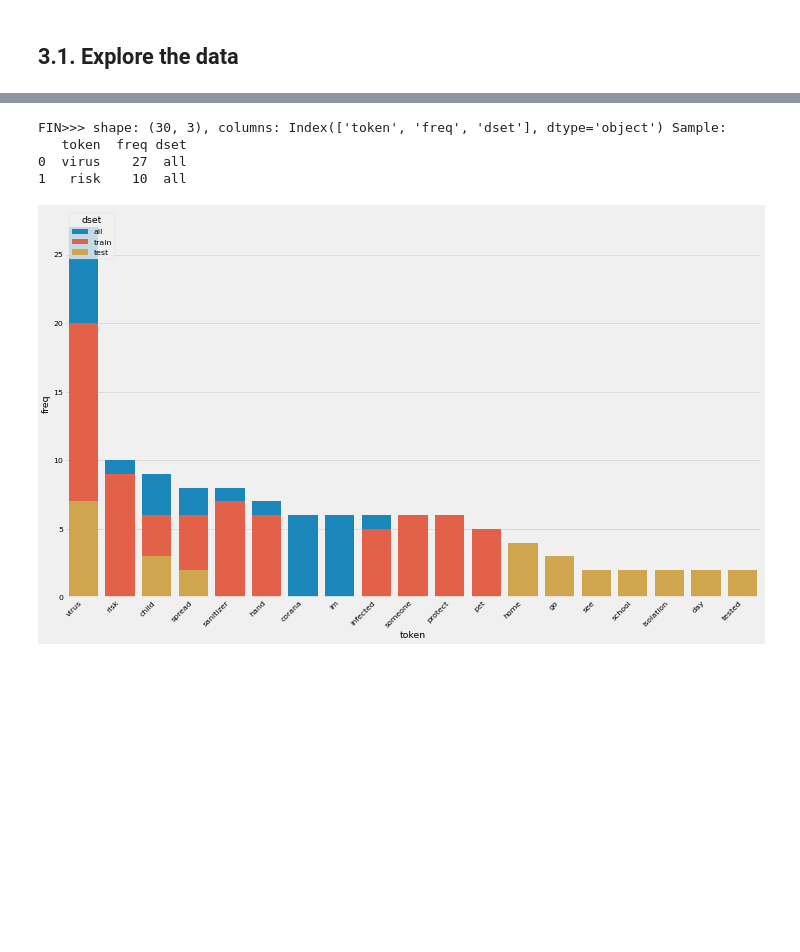
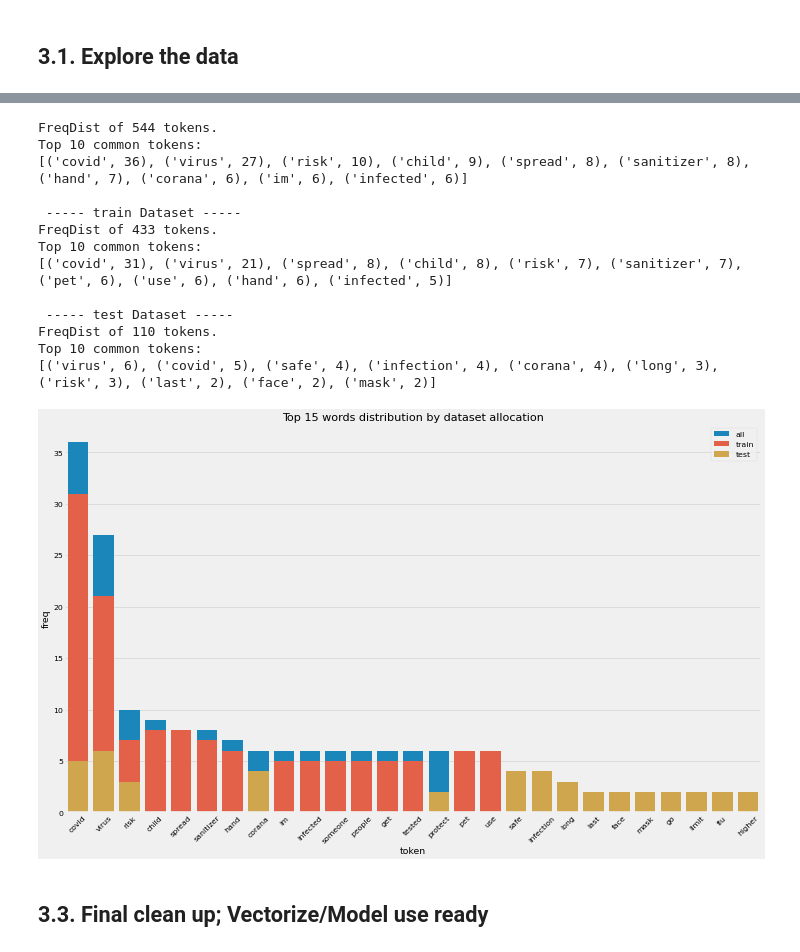
Before and after one commit to bilha-analytics/es_services, a Jupyter notebook: faq_chat_bot/notebooks/nCoV-19_faq_chat_bot.ipynb, the cells around one changed output, grey strips where cells are left out. Saved outputs shown, nothing was run; the diff lists cells and outputs as text; code cells hidden in the pictures; blank space fills up the shorter version.

Commit message:
resetting - TODO: char Vs word Vs sent level impl

```diff
--- a/faq_chat_bot/notebooks/nCoV-19_faq_chat_bot.ipynb
+++ b/faq_chat_bot/notebooks/nCoV-19_faq_chat_bot.ipynb
@@ -79,7 +79,7 @@ warnings.filterwarnings('ignore')
 # %%
 ## plot settings
 params = {
-    'font.size' : 10.0,
+    'font.size' : 14.0,
     'figure.figsize': (20.0, 12.0),
     'figure.dpi' : 40
 }
@@ -260,10 +279,17 @@ Size = 408
 # %%
-fqz = []
+## Compare freq of top n words; default n = 15
 namez = ['all', 'train', 'test']
-## Frequency Distributions
-fqz.append( doFreqDist( list(dset.clean_data ) ) )
 
-## @ train, test
-for i, db in enumerate([db_train, db_test]) :
-    print("\n {0} {1} Dataset {0}".format("-"*5, "train" if i == 0 else "test"))
-    fqz.append( doFreqDist( list(db.data ) ) )
+def getFreqDist(dbz, dbnamez=namez):
+    fqz = []
+    ## Frequency Distributions
+    fqz.append( doFreqDist( list(dbz[0].getWords() ) ) )
+
+    ## @ train, test
+    for i, db in enumerate(dbz[1:]) :
+        print("\n {0} {1} Dataset {0}".format("-"*5, "train" if i == 0 else "test"))
+        fqz.append( doFreqDist( list(db.getWords() ) ) )
+
+    most_wordz = fq_plotMultiple( fqz, namez)
+
+    return most_wordz
@@ -285,8 +296,19 @@ Top 10 common tokens:
-# %%
-fq_plotMultiple( fqz, namez)
-# %% [output]
-FIN>>> shape: (30, 3), columns: Index(['token', 'freq', 'dset'], dtype='object') Sample:
-   token  freq dset
-0  virus    27  all
-1   risk    10  all
-[figure, removed]
+# %%
+most_wordz = getFreqDist( [dset, db_train, db_test] )
+# %% [output]
+FreqDist of 544 tokens.
+Top 10 common tokens:
+[('covid', 36), ('virus', 27), ('risk', 10), ('child', 9), ('spread', 8), ('sanitizer', 8), ('hand', 7), ('corana', 6), ('im', 6), ('infected', 6)]
+
+ ----- train Dataset -----
+FreqDist of 433 tokens.
+Top 10 common tokens:
+[('covid', 31), ('virus', 21), ('spread', 8), ('child', 8), ('risk', 7), ('sanitizer', 7), ('pet', 6), ('use', 6), ('hand', 6), ('infected', 5)]
+
+ ----- test Dataset -----
+FreqDist of 110 tokens.
+Top 10 common tokens:
+[('virus', 6), ('covid', 5), ('safe', 4), ('infection', 4), ('corana', 4), ('long', 3), ('risk', 3), ('last', 2), ('face', 2), ('mask', 2)]
+[figure, added]
+# %% [markdown]
+## 3.3. Final clean up; Vectorize/Model use ready
```
Also changed, not shown: parts of 11 cells of this notebook, 4 other files.
